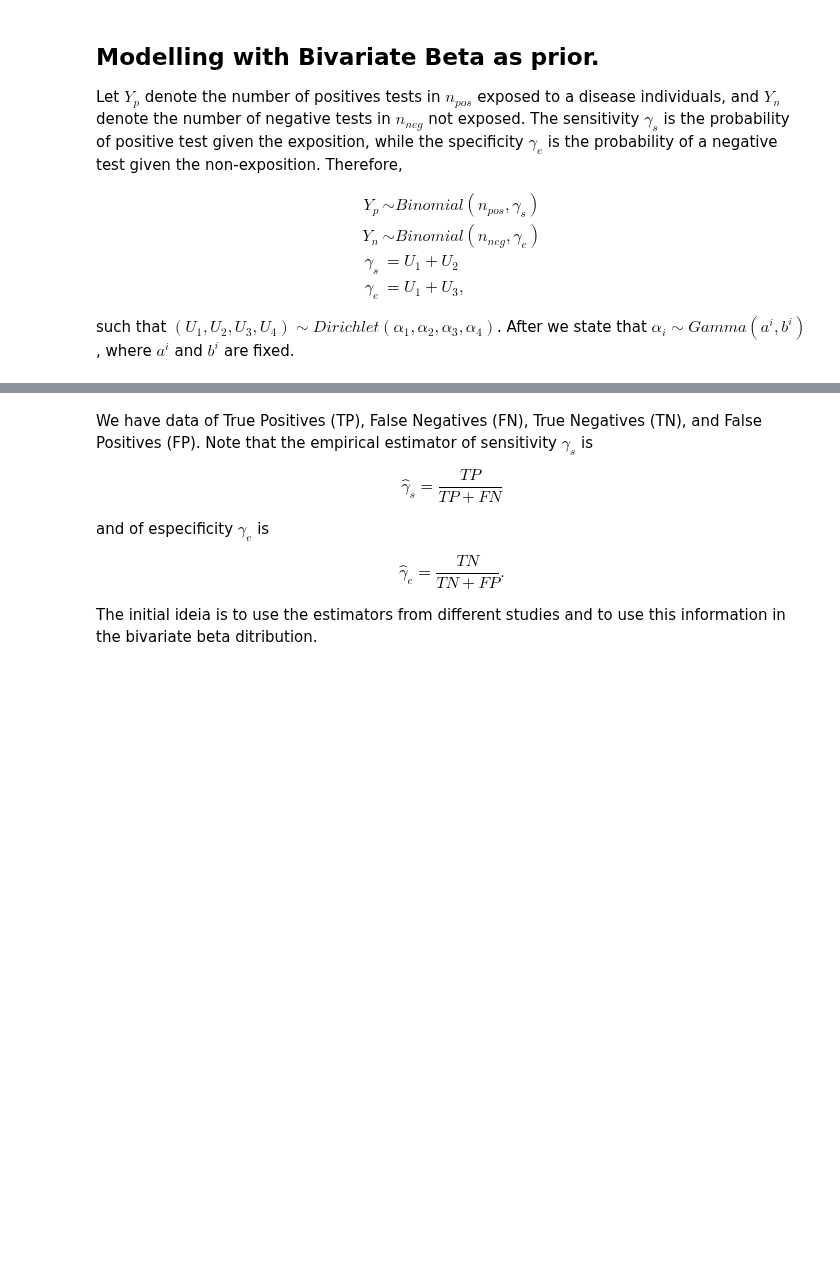
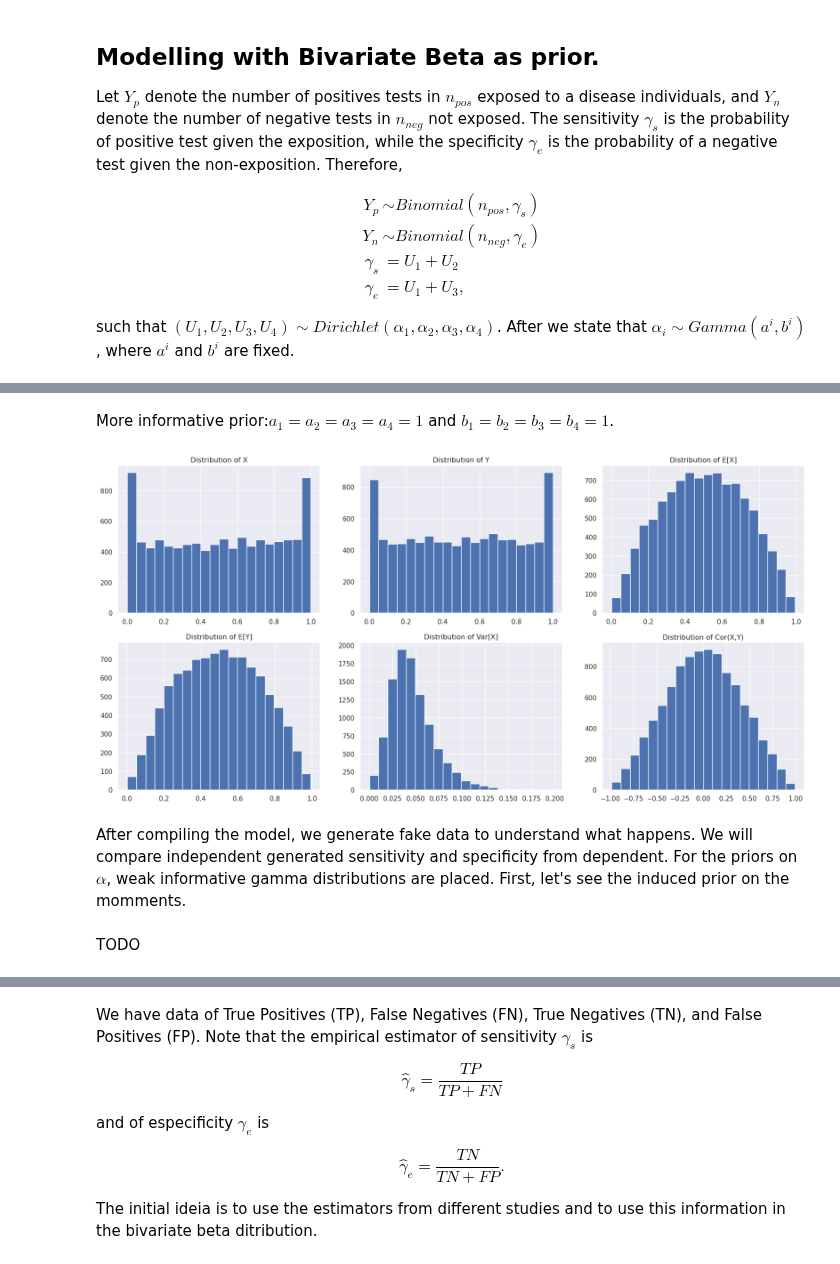
Before and after one commit to lucasmoschen/rds-bayesian-analysis-tcc, a Jupyter notebook: exercises/spec_sens/bivariate_diagnose_analysis.ipynb, the cells around one changed output, grey strips where cells are left out. Saved outputs shown, nothing was run; the diff lists cells and outputs as text; code cells hidden in the pictures; blank space fills up the shorter version.

```diff
--- a/exercises/spec_sens/bivariate_diagnose_analysis.ipynb
+++ b/exercises/spec_sens/bivariate_diagnose_analysis.ipynb
@@ -91,0 +171,31 @@ such that $(U_1, U_2, U_3, U_4) \sim Dirichlet(\alpha_1, \alpha_2, \alpha_3, \al
+# %% [markdown]
+More informative prior:$a_1 = a_2 = a_3 = a_4 = 1$ and $b_1 = b_2 = b_3 = b_4 = 1$.
+# %%
+a = np.repeat(1, 4)
+b = np.repeat(1, 4)
+
+X, Y, E_X, E_Y, Var_X, Var_Y, Cor_XY = prior_distributions(a, b, samples = 10000)
+
+fig, ax = plt.subplots(2,3, figsize = (21,10))
+
+ax[0,0].hist(X, bins = 20)
+ax[0,1].hist(Y, bins = 20)
+ax[0,2].hist(E_X, bins = 20)
+ax[1,0].hist(E_Y, bins = 20)
+ax[1,1].hist(Var_X, bins = 20)
+ax[1,2].hist(Cor_XY, bins = 20)
+
+ax[0,0].set_title('Distribution of X')
+ax[0,1].set_title('Distribution of Y')
+ax[0,2].set_title('Distribution of E[X]')
+ax[1,0].set_title('Distribution of E[Y]')
+ax[1,1].set_title('Distribution of Var[X]')
+ax[1,2].set_title('Distribution of Cor(X,Y)')
+
+plt.show()
+# %% [output]
+[figure, added]
+# %% [markdown]
+After compiling the model, we generate fake data to understand what happens. We will compare independent generated sensitivity and specificity from dependent. For the priors on $\alpha$, weak informative gamma distributions are placed. First, let's see the induced prior on the momments.
+# %% [markdown]
+TODO
```
Also changed, not shown: parts of 14 cells of this notebook, 2 other files.
